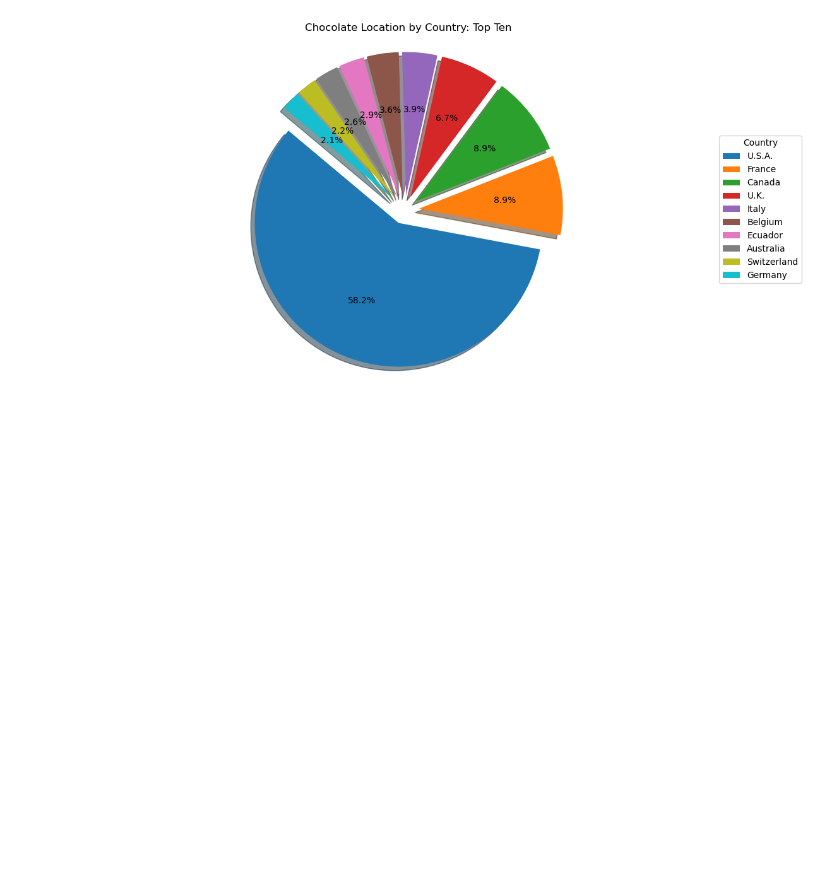
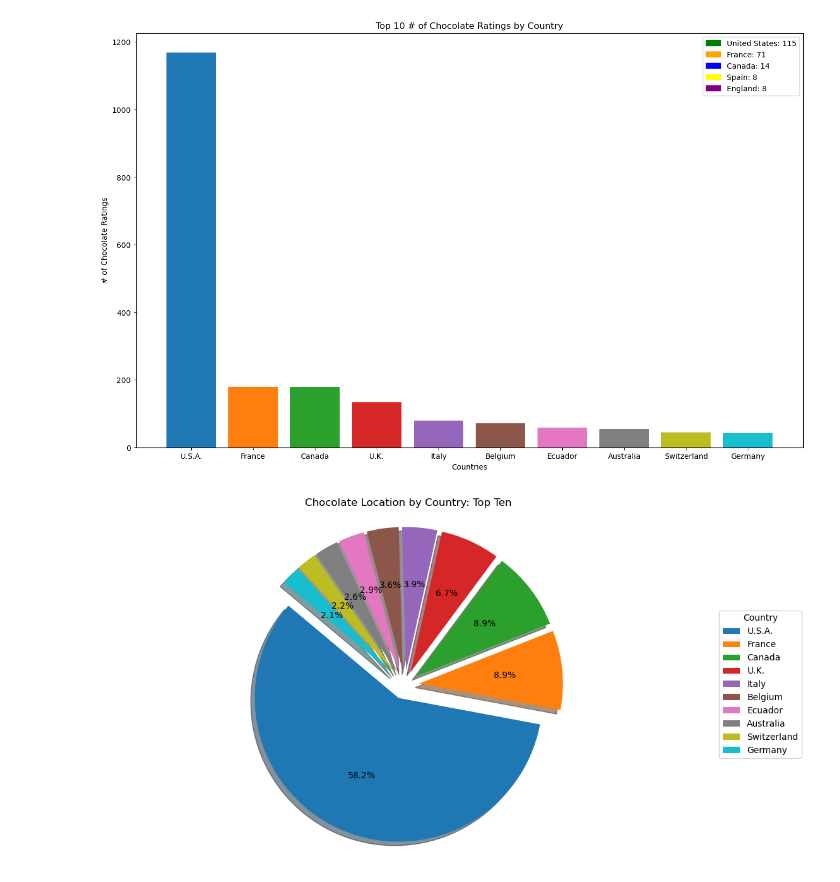
Before and after one commit to mbrann2/Chocolate-, a Jupyter notebook: notebooks/chocolate.ipynb, the cells around one changed output. Cells and saved outputs as stored; diff of their text form; code cells hidden in the pictures; blank space fills up the shorter version.

Commit message:
Working on bar graph for top 10.

```diff
--- a/notebooks/chocolate.ipynb
+++ b/notebooks/chocolate.ipynb
@@ -30 +34,30 @@ chocolate_data.sample(10)
+# %%
+company_location = chocolate_data["Company Location"].value_counts().sort_values(ascending=False)
+
+top_ten_countries = company_location[0:10]
+
+fig, ax = plt.subplots()
+
+c = ['#1f77b4', '#ff7f0e', '#2ca02c', '#d62728',
+     '#9467bd', '#8c564b', '#e377c2', '#7f7f7f',
+     '#bcbd22', '#17becf']
+ax.bar(top_ten_countries.index, top_ten_countries.values, color = c)
+
+ax.set_title("Top 10 # of Chocolate Ratings by Country")
+ax.set_ylabel("# of Chocolate Ratings")
+ax.set_xlabel("Countries")
+united_states_legend = mpatches.Patch(color= 'green', label='United States: 115')
+france_legend = mpatches.Patch(color= 'orange', label='France: 71')
+canada_legend = mpatches.Patch(color= 'blue', label='Canada: 14')
+spain_legend = mpatches.Patch(color= 'yellow', label='Spain: 8')
+england_legend = mpatches.Patch(color= 'purple', label='England: 8')
+united_states_legend = mpatches.Patch(color= 'green', label='United States: 115')
+united_states_legend = mpatches.Patch(color= 'green', label='United States: 115')
+united_states_legend = mpatches.Patch(color= 'green', label='United States: 115')
+united_states_legend = mpatches.Patch(color= 'green', label='United States: 115')
+united_states_legend = mpatches.Patch(color= 'green', label='United States: 115')
+plt.legend(handles=[united_states_legend, france_legend, canada_legend, spain_legend, england_legend])
+fig.set_size_inches(16, 10)
+# %% [output]
+[figure, added]
 # %%
```
Also changed, not shown: parts of 3 cells of this notebook, 2 other files.
